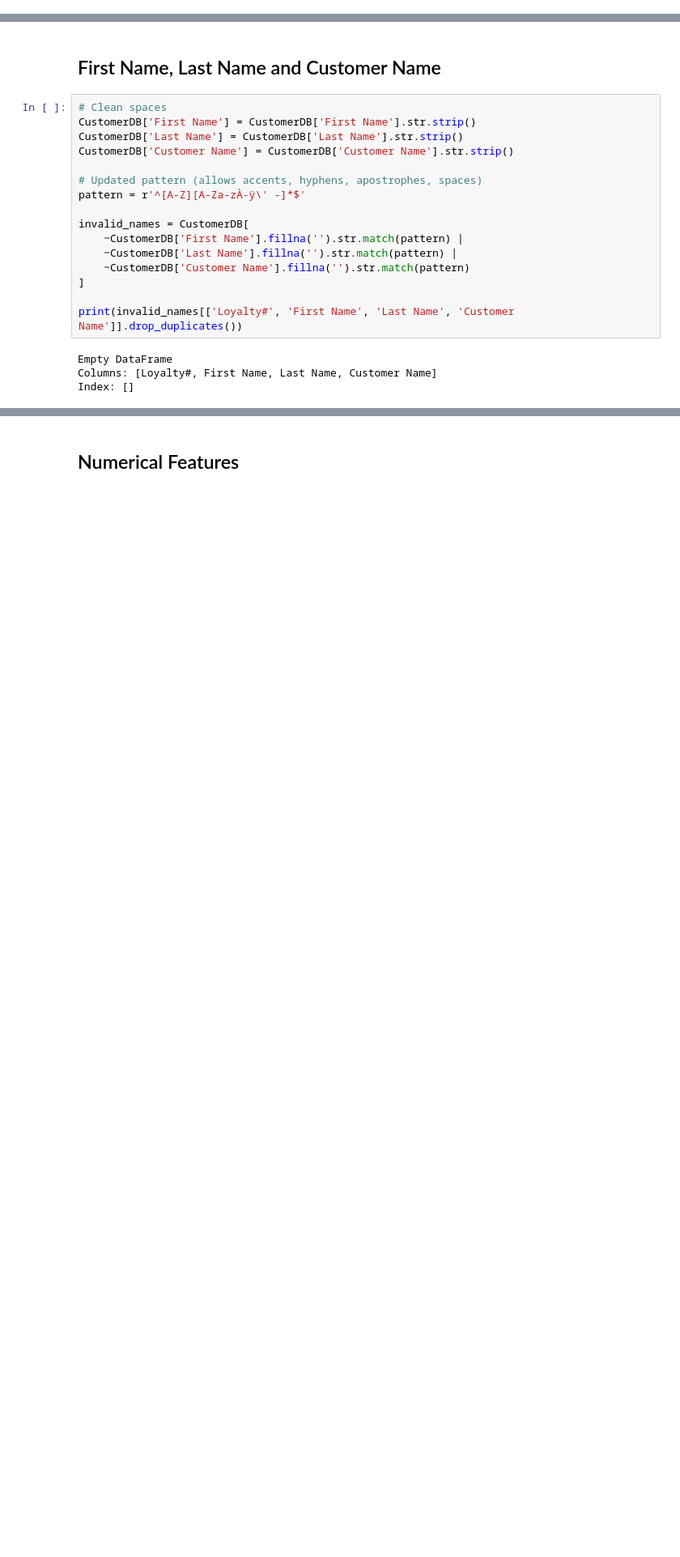
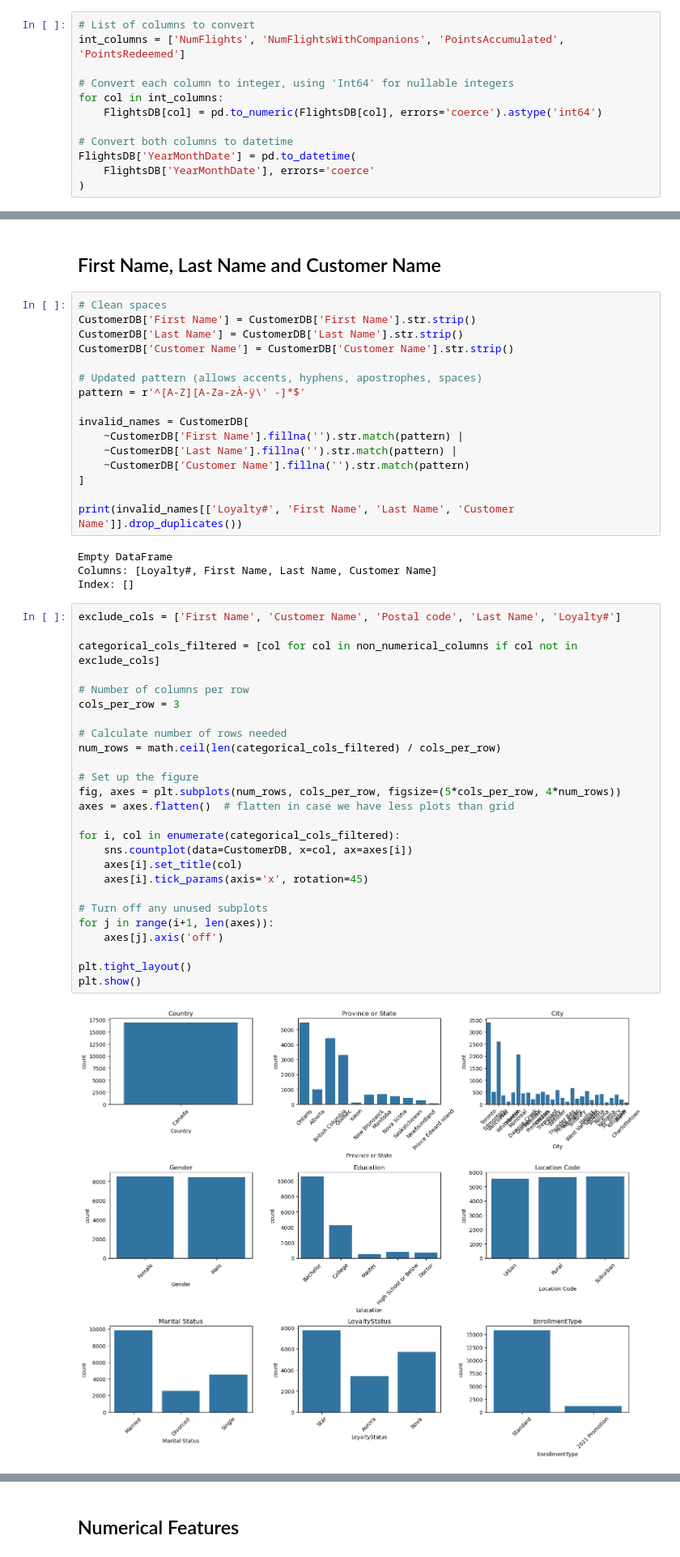
Before and after one commit to calcoafrancisca/Group-39---DM---Part2, a Jupyter notebook: AIAI.Kika.ipynb, the cells around one changed output, grey strips where cells are left out. Shown at 81% size. Cells and saved outputs as stored; diff of their text form; blank space fills up the shorter version.

```diff
--- a/AIAI.Kika.ipynb
+++ b/AIAI.Kika.ipynb
@@ -238,2 +466,14 @@ Although some Loyalty# IDs appear more than once, the rows themselves are differ
+# %%
+# List of columns to convert
+int_columns = ['NumFlights', 'NumFlightsWithCompanions', 'PointsAccumulated', 'PointsRedeemed']
+
+# Convert each column to integer, using 'Int64' for nullable integers
+for col in int_columns:
+    FlightsDB[col] = pd.to_numeric(FlightsDB[col], errors='coerce').astype('int64')
+
+# Convert both columns to datetime
+FlightsDB['YearMonthDate'] = pd.to_datetime(
+    FlightsDB['YearMonthDate'], errors='coerce'
+)
 # %% [markdown]
 ## Categorical Features
@@ -288,3 +563,31 @@ print(invalid_names[['Loyalty#', 'First Name', 'Last Name', 'Customer Name']].dr
 Empty DataFrame
 Columns: [Loyalty#, First Name, Last Name, Customer Name]
 Index: []
+# %%
+exclude_cols = ['First Name', 'Customer Name', 'Postal code', 'Last Name', 'Loyalty#']
+
+categorical_cols_filtered = [col for col in non_numerical_columns if col not in exclude_cols]
+
+# Number of columns per row
+cols_per_row = 3
+
+# Calculate number of rows needed
+num_rows = math.ceil(len(categorical_cols_filtered) / cols_per_row)
+
+# Set up the figure
+fig, axes = plt.subplots(num_rows, cols_per_row, figsize=(5*cols_per_row, 4*num_rows))
+axes = axes.flatten()  # flatten in case we have less plots than grid
+
+for i, col in enumerate(categorical_cols_filtered):
+    sns.countplot(data=CustomerDB, x=col, ax=axes[i])
+    axes[i].set_title(col)
+    axes[i].tick_params(axis='x', rotation=45)
+
+# Turn off any unused subplots
+for j in range(i+1, len(axes)):
+    axes[j].axis('off')
+
+plt.tight_layout()
+plt.show()
+# %% [output]
+[figure, added]
```
Also changed, not shown: parts of 92 cells of this notebook, 2 other files.
